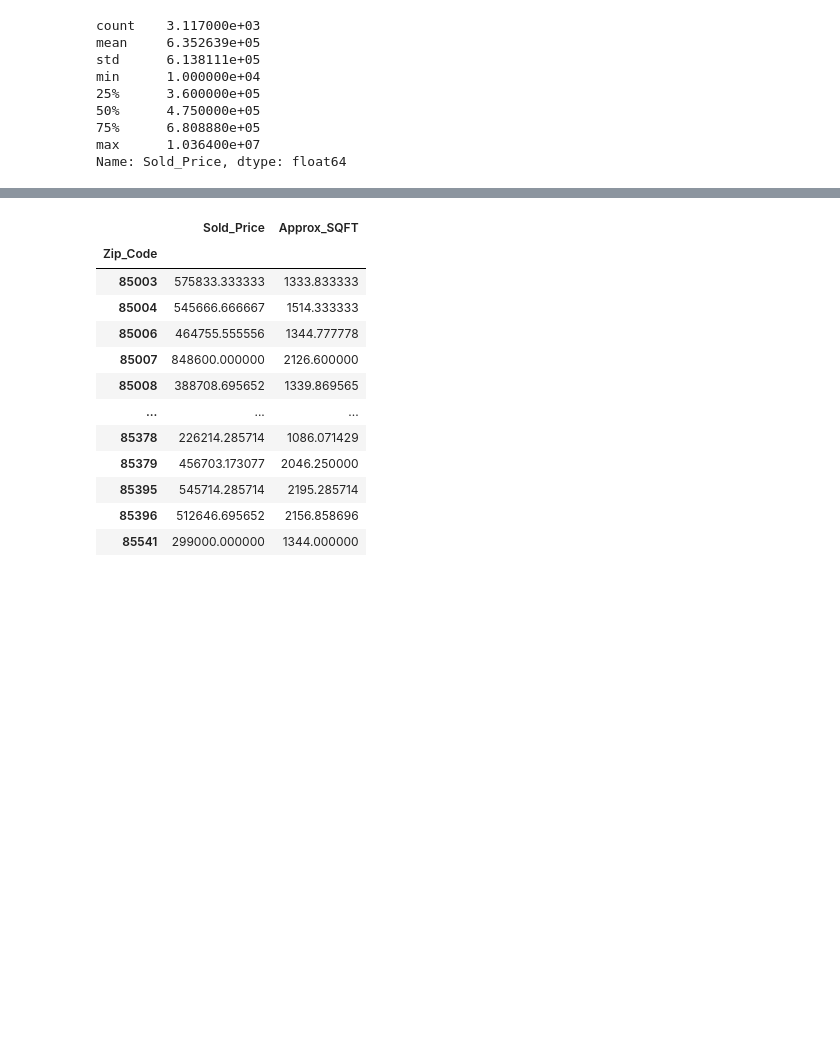
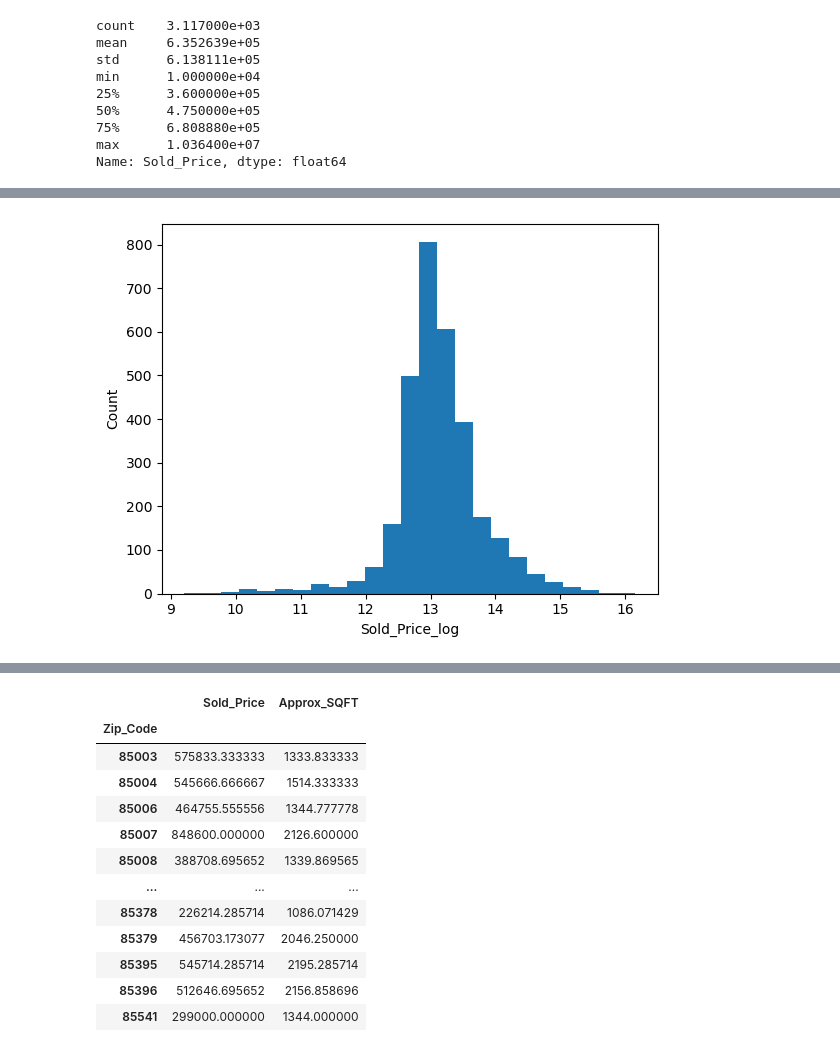
Before and after one commit to Feriga/Capstone2, a Jupyter notebook: Notebooks/03_Maricopa_EDA.ipynb, the cells around one changed output, grey strips where cells are left out. Saved outputs shown, nothing was run; the diff lists cells and outputs as text; code cells hidden in the pictures; blank space fills up the shorter version.

```diff
--- a/Notebooks/03_Maricopa_EDA.ipynb
+++ b/Notebooks/03_Maricopa_EDA.ipynb
@@ -233,0 +164,8 @@ df[df['Zip_Code'] == '85202'].transpose()
+# %%
+# Sold_Price is now normally distributed
+_ = plt.hist(df['Sold_Price_log'], bins=25)
+_ = plt.xlabel('Sold_Price_log')
+_=plt.ylabel('Count')
+plt.show()
+# %% [output]
+[figure, added]
```
Also changed, not shown: parts of 51 cells of this notebook.
